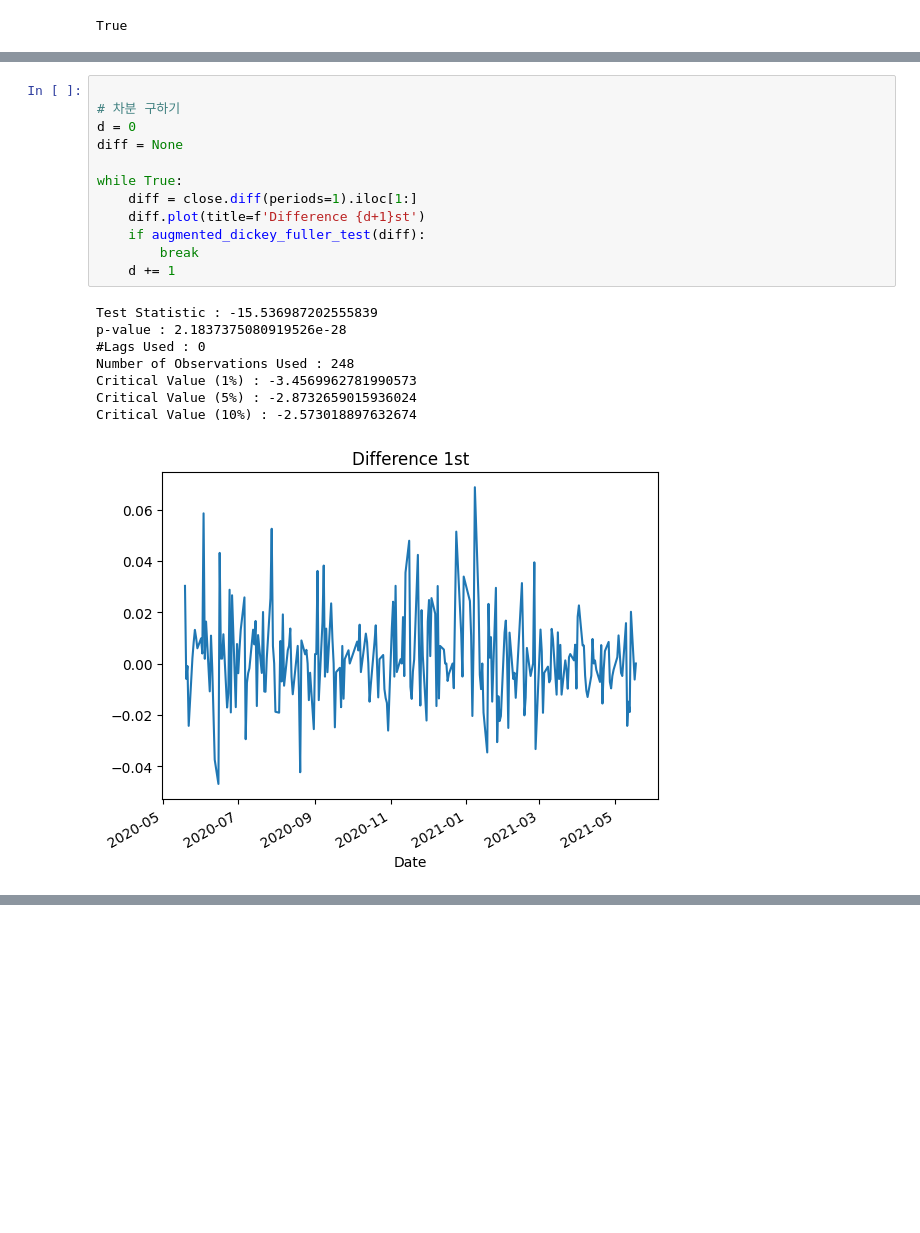
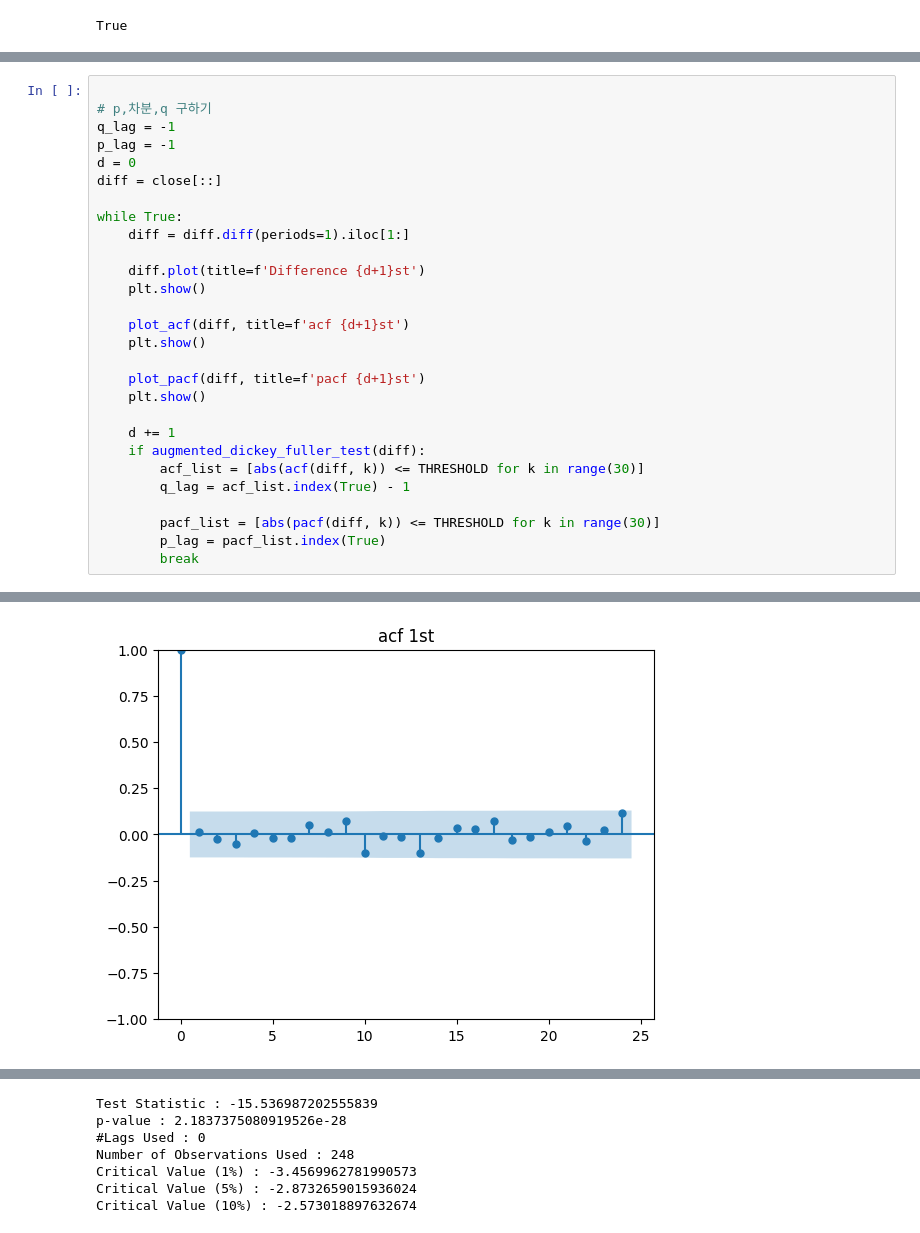
Before and after one commit to hwangsae91/project_so, a Jupyter notebook: exploration/220923/20220923.ipynb, the cells around one changed output, grey strips where cells are left out. Drawn from its saved outputs; the diff is of its cells as text; blank space fills up the shorter version.

```diff
--- a/exploration/220923/20220923.ipynb
+++ b/exploration/220923/20220923.ipynb
@@ -279,21 +349,29 @@ train data, test data를 9:1로 생성 후</br>
-# %%
-
-# 차분 구하기
-d = 0
-diff = None
-
-while True:
-    diff = close.diff(periods=1).iloc[1:]
-    diff.plot(title=f'Difference {d+1}st')
-    if augmented_dickey_fuller_test(diff):
-        break
-    d += 1
-# %% [output]
-Test Statistic : -15.536987202555839
-p-value : 2.1837375080919526e-28
-#Lags Used : 0
-Number of Observations Used : 248
-Critical Value (1%) : -3.4569962781990573
-Critical Value (5%) : -2.8732659015936024
-Critical Value (10%) : -2.573018897632674
-[figure, removed]
+# %%
+
+# p,차분,q 구하기
+q_lag = -1
+p_lag = -1
+d = 0
+diff = close[::]
+
+while True:
+    diff = diff.diff(periods=1).iloc[1:]
+
+    diff.plot(title=f'Difference {d+1}st')
+    plt.show()
+
+    plot_acf(diff, title=f'acf {d+1}st')
+    plt.show()
+
+    plot_pacf(diff, title=f'pacf {d+1}st')
+    plt.show()
+
+    d += 1
+    if augmented_dickey_fuller_test(diff):
+        acf_list = [abs(acf(diff, k)) <= THRESHOLD for k in range(30)]
+        q_lag = acf_list.index(True) - 1
+
+        pacf_list = [abs(pacf(diff, k)) <= THRESHOLD for k in range(30)]
+        p_lag = pacf_list.index(True)
+        break
+# %% [output]
@@ -299,0 +379 @@ Critical Value (10%) : -2.573018897632674
+[figure, added]
@@ -300 +381,8 @@ Critical Value (10%) : -2.573018897632674
+Test Statistic : -15.536987202555839
+p-value : 2.1837375080919526e-28
+#Lags Used : 0
+Number of Observations Used : 248
+Critical Value (1%) : -3.4569962781990573
+Critical Value (5%) : -2.8732659015936024
+Critical Value (10%) : -2.573018897632674
 # %% [markdown]
```
Also changed, not shown: parts of 21 cells of this notebook, 6 other files.
